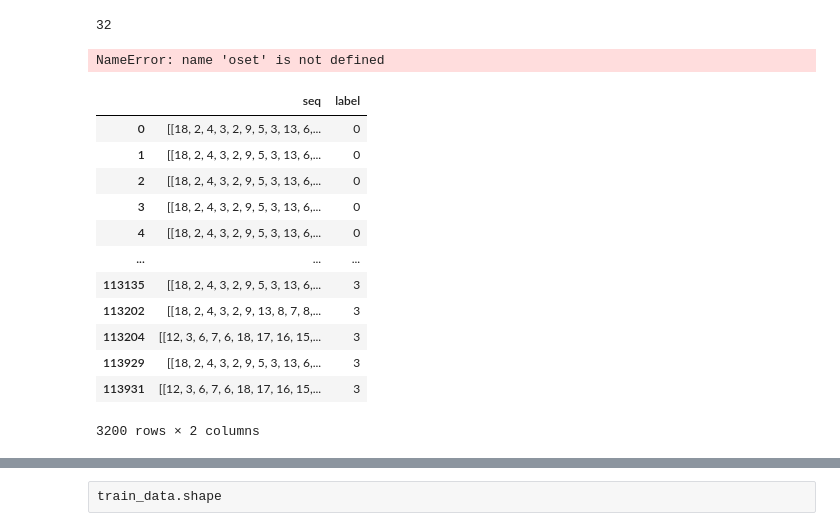
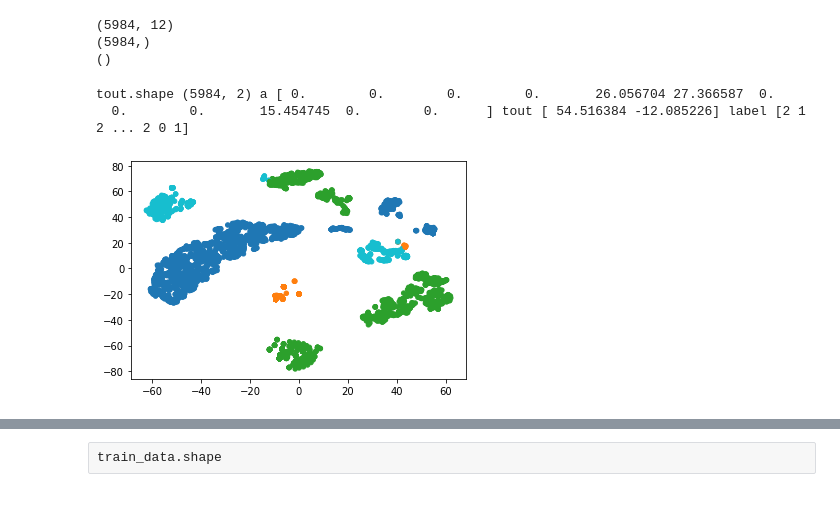
Before and after one commit to BhujayKumarBhatta/OCLog, a Jupyter notebook: oclog/openset/notebooks/visual_pretraining.ipynb, the cells around one changed output, grey strips where cells are left out. Cells and saved outputs as stored; diff of their text form; code cells hidden in the pictures; blank space fills up the shorter version.

Commit message:
feature and centroid plot tested

```diff
--- a/oclog/openset/notebooks/visual_pretraining.ipynb
+++ b/oclog/openset/notebooks/visual_pretraining.ipynb
@@ -32,28 +34,29 @@ warnings.filterwarnings('ignore')
 # %%
 designated_ukc_cls = 5
-embedding_size = 4
-num_classes= 4
-pretrain_epochs = 2
+embedding_size = 12
+num_classes= 3
+pretrain_epochs = 6
+ukc_label=7
 bglog = BGLog(save_padded_num_sequences=False, load_from_pkl=True, )
-train_test = bglog.get_tensor_train_val_test(ablation=2000, designated_ukc_cls=designated_ukc_cls)
+train_test = bglog.get_tensor_train_val_test(ablation=2500, designated_ukc_cls=designated_ukc_cls)
 train_data, val_data,  test_data = train_test
 print('length of train_data:', len(train_data))
 print('length of val_data:',len(val_data))
-# line_encoder = LogLineEncoder(bglog, chars_in_line=64)
-# logSeqencer =  LogSeqEncoder(line_in_seq=32, dense_neurons=embedding_size)
-# ptmodel = LogClassifier(line_encoder=line_encoder, seq_encoder=logSeqencer, num_classes=num_classes)
-# ptmodel.compile(optimizer='adam', loss='categorical_crossentropy',
-#               metrics=['accuracy', tf.keras.metrics.Precision(), tf.keras.metrics.Recall()])
-# hist = ptmodel.fit(train_data, validation_data=val_data, epochs=pretrain_epochs)
+line_encoder = LogLineEncoder(bglog, chars_in_line=64)
+logSeqencer =  LogSeqEncoder(line_in_seq=32, dense_neurons=embedding_size)
+ptmodel = LogClassifier(line_encoder=line_encoder, seq_encoder=logSeqencer, num_classes=num_classes)
+ptmodel.compile(optimizer='adam', loss='categorical_crossentropy',
+              metrics=['accuracy', tf.keras.metrics.Precision(), tf.keras.metrics.Recall()])
+hist = ptmodel.fit(train_data, validation_data=val_data, epochs=pretrain_epochs)
 
-# octrain_epochs = 10
-# lr_rate = 3
-# wait_patience = 2
-# optimizer = 'adam'
+octrain_epochs = 50
+lr_rate = 2.5
+wait_patience = 8
+optimizer = 'adam'
 
-# oset = OpenSet(num_classes, ptmodel, embedding_size=embedding_size)
-# _, _ = oset.train(train_data,data_val=val_data, epochs=octrain_epochs,
-#                   lr_rate=lr_rate, wait_patience=wait_patience, optimizer=optimizer,
-#                  pretrain_hist=hist)
+oset = OpenSet(num_classes, ptmodel, embedding_size=embedding_size, ukc_label=ukc_label)
+_, _ = oset.train(train_data,data_val=val_data, epochs=octrain_epochs,
+                  lr_rate=lr_rate, wait_patience=wait_patience, optimizer=optimizer,
+                 pretrain_hist=hist)
 # %% [output]
 padded_num_seq_df loaded from C:\Users\Bhujay_ROG\MyDev\OCLog\oclog\BGL\data\bgl_ukc.pkl
@@ -74,9 +117,25 @@ length of val_data: 18
 # %%
-bglog.batch_size
+a = np.array(oset.total_features)
+print(a.shape)
+# a = np.reshape(a, ((a.shape[0] * a.shape[1]), a.shape[2])    )
+# print(a.shape)
+p = np.array(oset.total_preds)
+print(p.shape)
+lbl_a = zip(a, p)
+lbl_a = np.array(lbl_a)
+print(lbl_a.shape)
 # %% [output]
-32
+(5984, 12)
+(5984,)
+()
 # %%
-a = np.array(oset.total_features)
-print(a.shape)
+from sklearn.manifold import TSNE
+tsne = TSNE()
+tout = tsne.fit_transform(a)
+print('tout.shape', tout.shape,  'a',a[0], 'tout', tout[0], 'label', p)
+plt.scatter(tout[:, 0], tout[:, -1], c=p, s=20, cmap='tab10')
+plt.show()
 # %% [output]
-NameError: name 'oset' is not defined
+tout.shape (5984, 2) a [ 0.        0.        0.        0.       26.056704 27.366587  0.
+  0.        0.       15.454745  0.        0.      ] tout [ 54.516384 -12.085226] label [2 1 2 ... 2 0 1]
+[figure, added]
@@ -86,16 +141,0 @@ print(p.shape)
-# %%
-bglog.train_df
-# %% [output]
-|  | seq | label |
-| 0 | [[18, 2, 4, 3, 2, 9, 5, 3, 13, 6,... | 0 |
-| 1 | [[18, 2, 4, 3, 2, 9, 5, 3, 13, 6,... | 0 |
-| 2 | [[18, 2, 4, 3, 2, 9, 5, 3, 13, 6,... | 0 |
-| 3 | [[18, 2, 4, 3, 2, 9, 5, 3, 13, 6,... | 0 |
-| 4 | [[18, 2, 4, 3, 2, 9, 5, 3, 13, 6,... | 0 |
-| ... | ... | ... |
-| 113135 | [[18, 2, 4, 3, 2, 9, 5, 3, 13, 6,... | 3 |
-| 113202 | [[18, 2, 4, 3, 2, 9, 13, 8, 7, 8,... | 3 |
-| 113204 | [[12, 3, 6, 7, 6, 18, 17, 16, 15,... | 3 |
-| 113929 | [[18, 2, 4, 3, 2, 9, 5, 3, 13, 6,... | 3 |
-| 113931 | [[12, 3, 6, 7, 6, 18, 17, 16, 15,... | 3 |
-3200 rows × 2 columns
```
Also changed, not shown: parts of 40 cells of this notebook, 3 other files.
